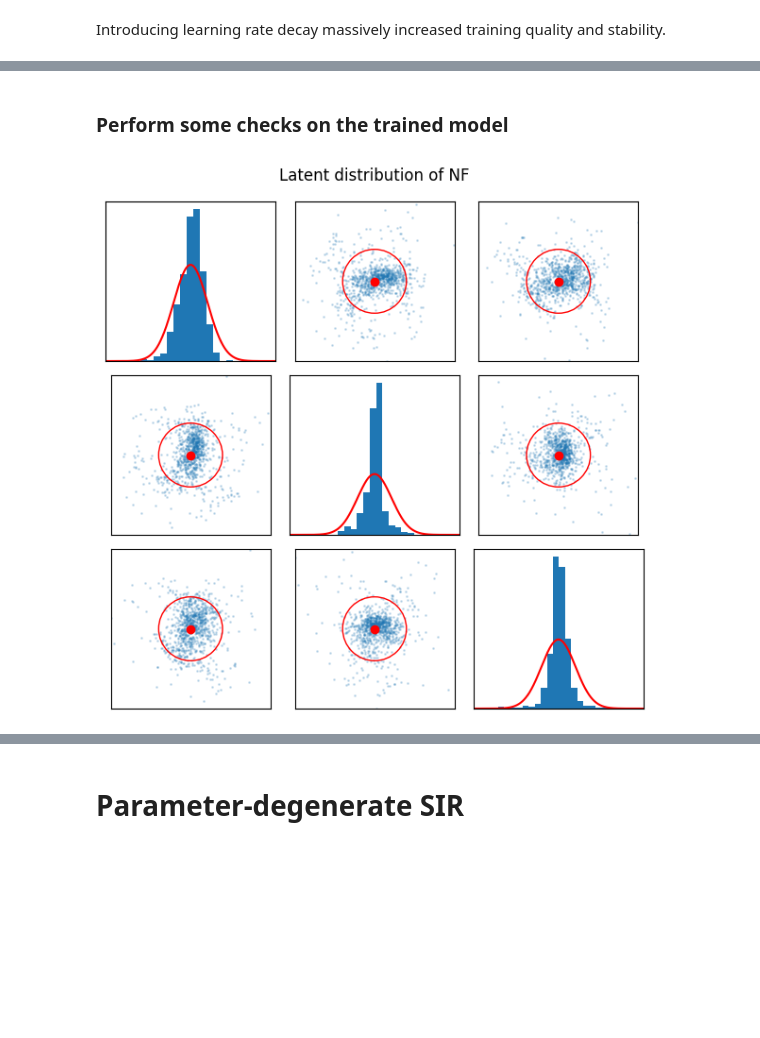
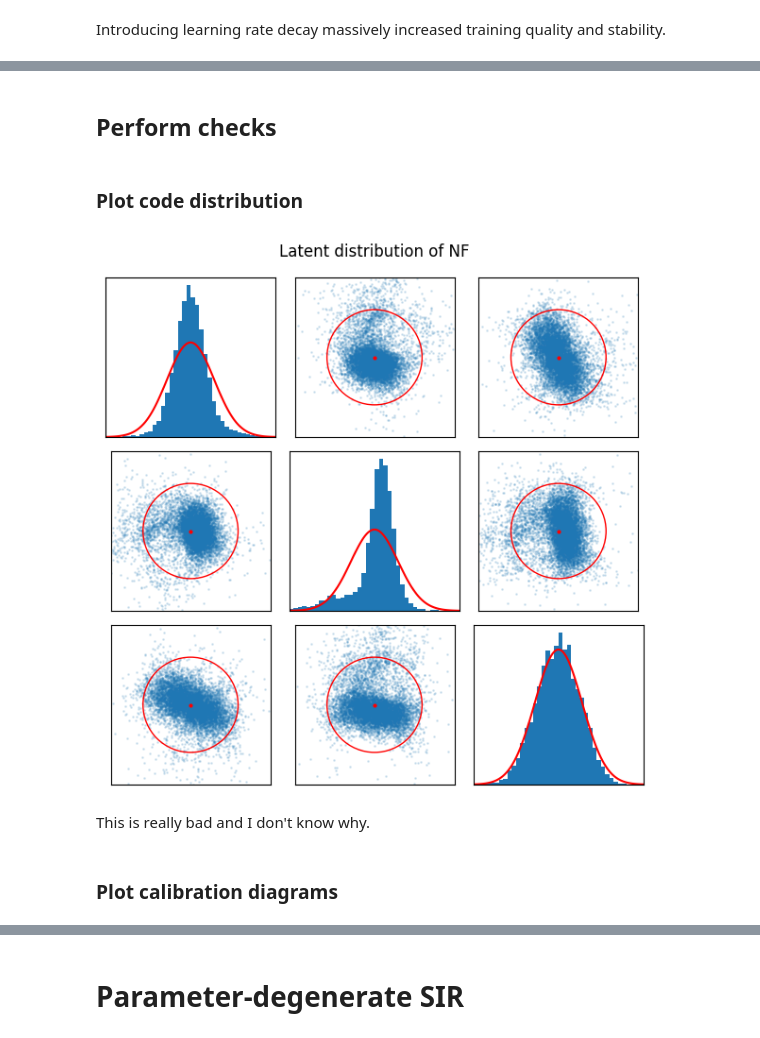
Before and after one commit to xiaoxiae/SurVAE-replication, a Jupyter notebook: sir.ipynb, the cells around one changed output, grey strips where cells are left out. Cells and saved outputs as stored; diff of their text form; code cells hidden in the pictures; blank space fills up the shorter version.

```diff
--- a/sir.ipynb
+++ b/sir.ipynb
@@ -200,8 +200,8 @@ sv_sir = SurVAE(
         for _ in range(30)
     ],
     name="NF",
-    condition_size=64,
-    summary=FFNN(200, (64,), 64),
+    condition_size=100,
+    summary=FFNN(200, (200, 200), 100),
 )
 # %%
 Y_train = sample_Y(100_000)
@@ -257,15 +257,21 @@ plt.show()
 # %% [markdown]
-### Perform some checks on the trained model
+## Perform checks
+# %% [markdown]
+### Plot code distribution
 # %%
-Y_val = sample_Y(1_000)
+Y_val = sample_Y(10_000)
 X_val = simulate_sir_simple(Y_val)
 
 with torch.no_grad():
     Y_hat = sv_sir(Y_val, X_val).cpu().numpy()
 
 plot_learned_distribution(Y_hat, 'Latent distribution of NF')
 # %% [output]
-[figure, old version]
+[figure, new version]
+# %% [markdown]
+This is really bad and I don't know why.
+# %% [markdown]
+### Plot calibration diagrams
 # %%
 Y_val = sample_Y(100)
 X_val = simulate_sir_simple(Y_val)
```
Also changed, not shown: parts of 43 cells of this notebook, 1 other file.
